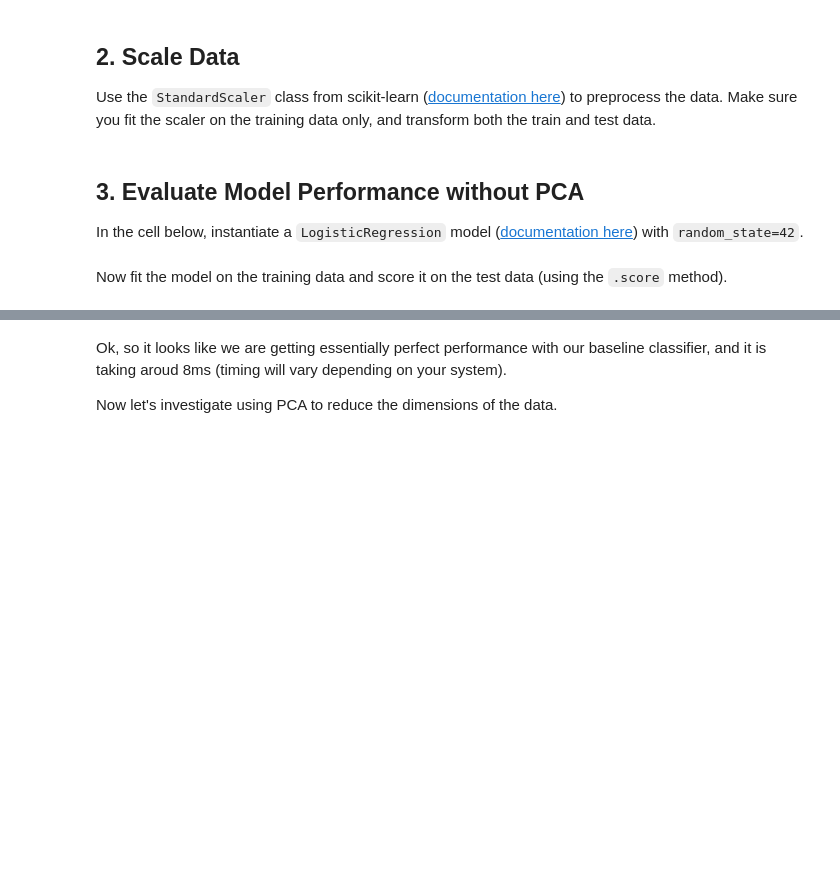
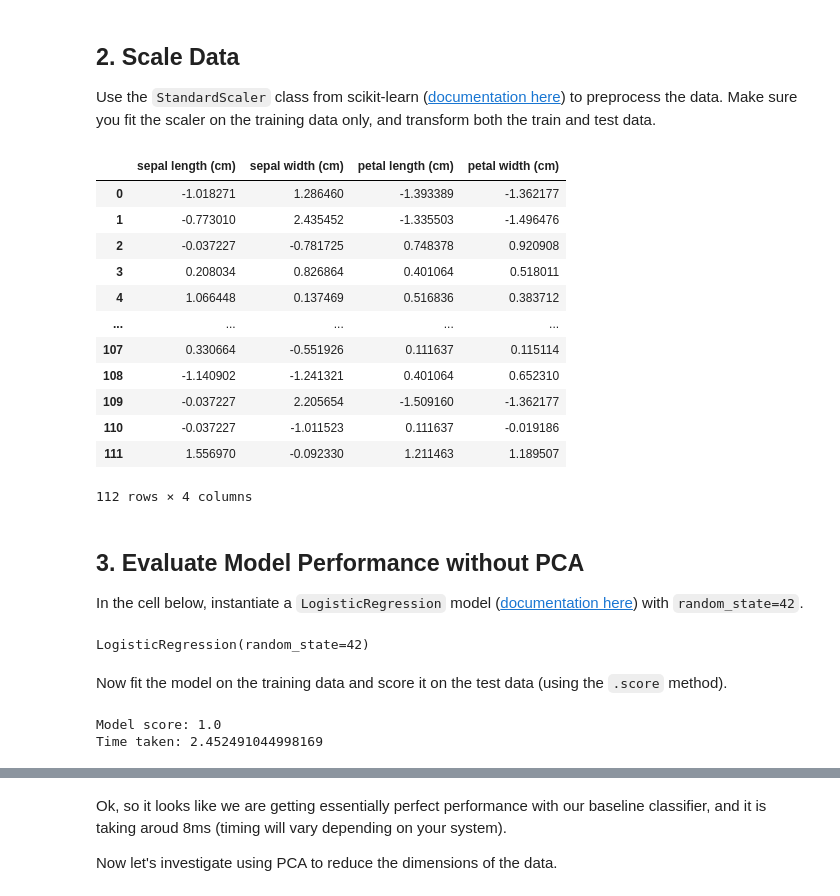
Before and after one commit to cristopher-d-delgado/dsc-dimensionality-reduction-lab, a Jupyter notebook: index.ipynb, the cells around one changed output, grey strips where cells are left out. Drawn from its saved outputs; the diff is of its cells as text; code cells hidden in the pictures; blank space fills up the shorter version.

```diff
--- a/index.ipynb
+++ b/index.ipynb
@@ -151,21 +151,36 @@ Use the `StandardScaler` class from scikit-learn ([documentation here](https://s
 # %%
 # Replace None with appropriate code
 
 from sklearn.preprocessing import StandardScaler
 
 # Instantiate a scaler
 scaler = StandardScaler()
 
 # Fit the scaler on X_train
-X_train_scaled = scaler.fit(X_train)
+scaler.fit(X_train)
 
 # Transform X_train and X_test. Go ahead and reuse the variable names
 # "X_train" and "X_test" since we won't need the un-scaled data
-None
-None
+
+X_train = scaler.transform(X_train)
+X_test = scaler.transform(X_test)
 
 # Now the values should be scaled
 pd.DataFrame(X_train, columns=iris.feature_names)
+# %% [output]
+|  | sepal length (cm) | sepal width (cm) | petal length (cm) | petal width (cm) |
+| 0 | -1.018271 | 1.286460 | -1.393389 | -1.362177 |
+| 1 | -0.773010 | 2.435452 | -1.335503 | -1.496476 |
+| 2 | -0.037227 | -0.781725 | 0.748378 | 0.920908 |
+| 3 | 0.208034 | 0.826864 | 0.401064 | 0.518011 |
+| 4 | 1.066448 | 0.137469 | 0.516836 | 0.383712 |
+| ... | ... | ... | ... | ... |
+| 107 | 0.330664 | -0.551926 | 0.111637 | 0.115114 |
+| 108 | -1.140902 | -1.241321 | 0.401064 | 0.652310 |
+| 109 | -0.037227 | 2.205654 | -1.509160 | -1.362177 |
+| 110 | -0.037227 | -1.011523 | 0.111637 | -0.019186 |
+| 111 | 1.556970 | -0.092330 | 1.211463 | 1.189507 |
+112 rows × 4 columns
 # %% [markdown]
 ## 3. Evaluate Model Performance without PCA
 
@@ -174,11 +189,13 @@ In the cell below, instantiate a `LogisticRegression` model ([documentation here
 # Replace None with appropriate code
 
 # Import the relevant class
-None
+from sklearn.linear_model import LogisticRegression
 
 # Instantiate the model with random_state=42
-baseline_model = None
+baseline_model = LogisticRegression(random_state=42)
 baseline_model
+# %% [output]
+LogisticRegression(random_state=42)
 # %% [markdown]
 Now fit the model on the training data and score it on the test data (using the `.score` method).
 # %%
@@ -188,16 +205,19 @@ import time
 start = time.time()
 
 # Fit the model on the training data
-None
+baseline_model.fit(X_train, y_train)
 
 # Score the model on the test data
-baseline_model_score = None
+baseline_model_score = baseline_model.score(X_test, y_test)
 
 end = time.time()
 baseline_time_taken = end - start
 
 print("Model score:", baseline_model_score)
 print("Time taken:", baseline_time_taken)
+# %% [output]
+Model score: 1.0
+Time taken: 2.452491044998169
 # %%
 # Run this cell without changes
 baseline_model_score
```
Also changed, not shown: parts of 12 cells of this notebook.
